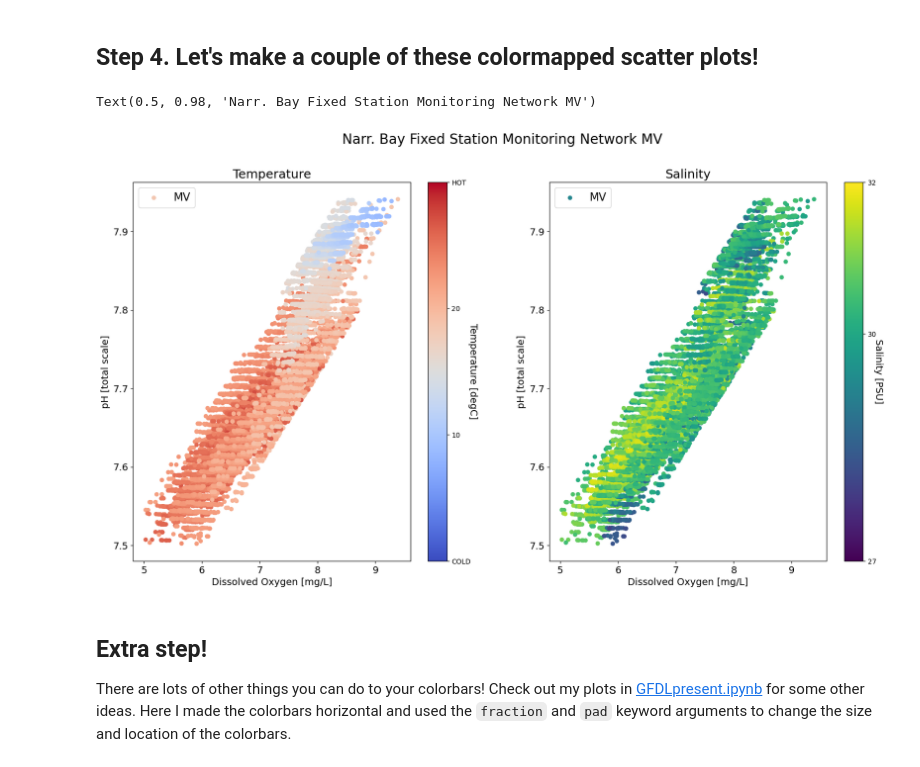
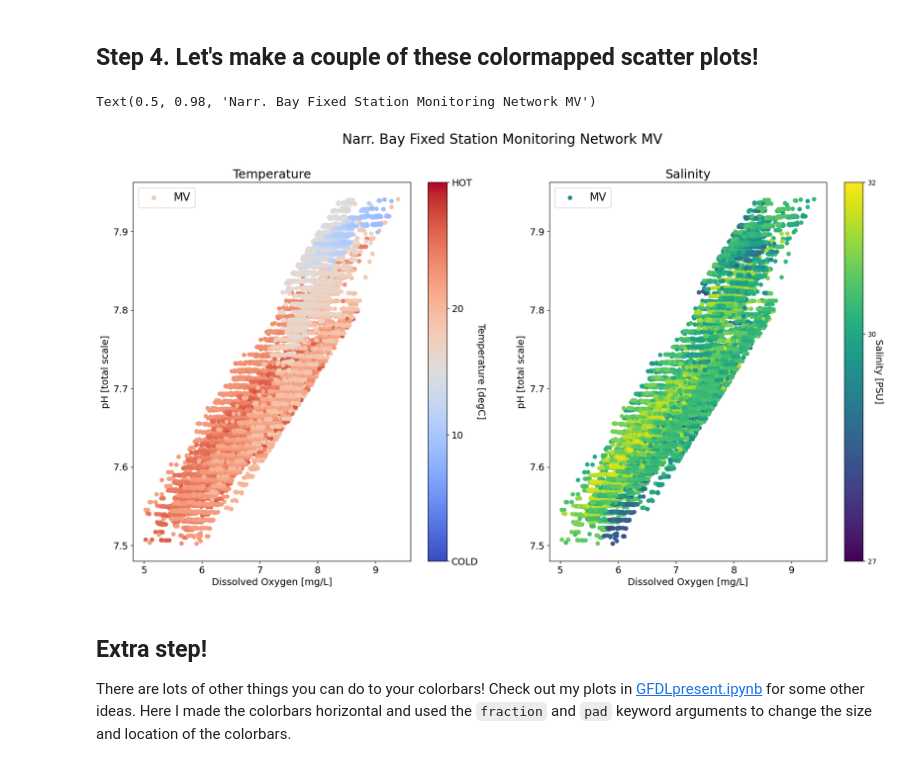
Before and after one commit to abby-baskind/phyto, a Jupyter notebook: colormap_scatter_example.ipynb, the cells around one changed output. Drawn from its saved outputs; the diff is of its cells as text; code cells hidden in the pictures.

Commit message:
colormap scatter example

```diff
--- a/colormap_scatter_example.ipynb
+++ b/colormap_scatter_example.ipynb
@@ -254,7 +254,7 @@ cbar0 = fig.colorbar(im0, ax = AX0, ticks=[0, 10, 20, 30])
 cbar0.set_label('Temperature [degC]', fontsize = 14, rotation = 270, labelpad = 10)
 
 # Colorbar ticks
-cbar0.ax.set_yticklabels(['COLD','10','20','HOT'])
+cbar0.ax.set_yticklabels(['COLD','10','20','HOT'], fontsize = 14)
 
 # axis labels
 AX0.set_xlabel('Dissolved Oxygen [mg/L]', fontsize = 14)
@@ -276,34 +276,34 @@ im1 = AX1.scatter(MV['surface DO Conc'], MV['pH total'],
                 # Change colormap
                 s = 30, c = MV['surface Salinity'], cmap = 'viridis',
                 # Added colormap limits
                 # I selected my min and max just by taking min and max of MV['surface Salinity']
                 vmin = 27, vmax = 32, label = 'MV')
 
 # Create colorbar
 # Specify where our ticks are with 'ticks'
 cbar1 = fig.colorbar(im1, ax = AX1, ticks=[27, 30, 32])
 
 # Add label to colorbar. Note the fontsize change
 # The rotation argument just flips the label direction
 cbar1.set_label('Salinity [PSU]', fontsize = 14, rotation = 270, labelpad = 10)
 
 # axis labels
 AX1.set_xlabel('Dissolved Oxygen [mg/L]', fontsize = 14)
 AX1.set_ylabel('pH [total scale]', fontsize = 14)
 
 # change the tick label size
 AX1.tick_params('x',labelsize = 14)
 AX1.tick_params('y',labelsize = 14)
 
 AX1.legend(fontsize = 16)
 
 AX1.set_title('Salinity', fontsize = 18)
 
 # # BIG TITLE -------------------------------------------------------------
 fig.suptitle('Narr. Bay Fixed Station Monitoring Network MV', fontsize=20)
 # %% [output]
 Text(0.5, 0.98, 'Narr. Bay Fixed Station Monitoring Network MV')
-[figure, old version]
+[figure, new version]
 # %% [markdown]
 ## Extra step!
 
```
